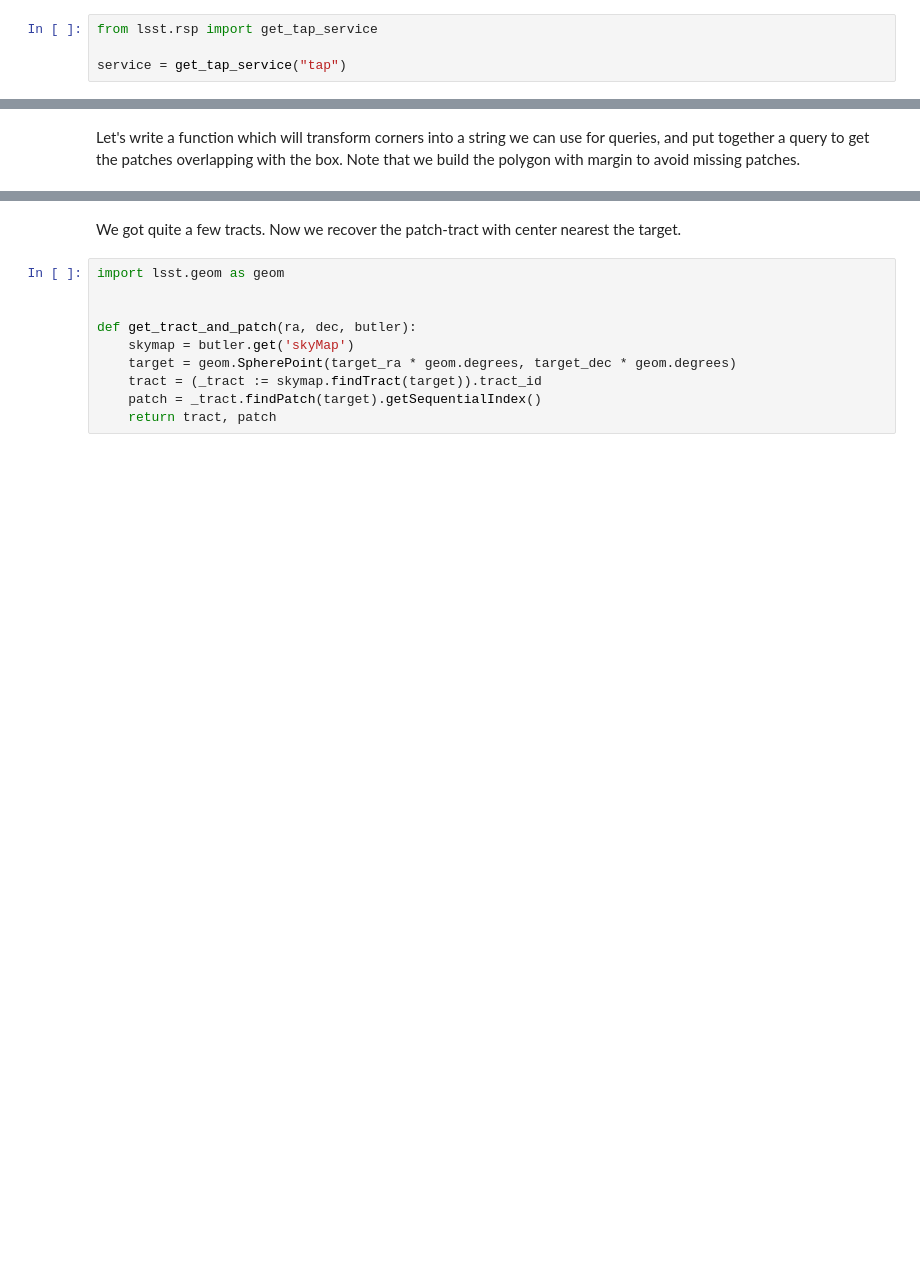
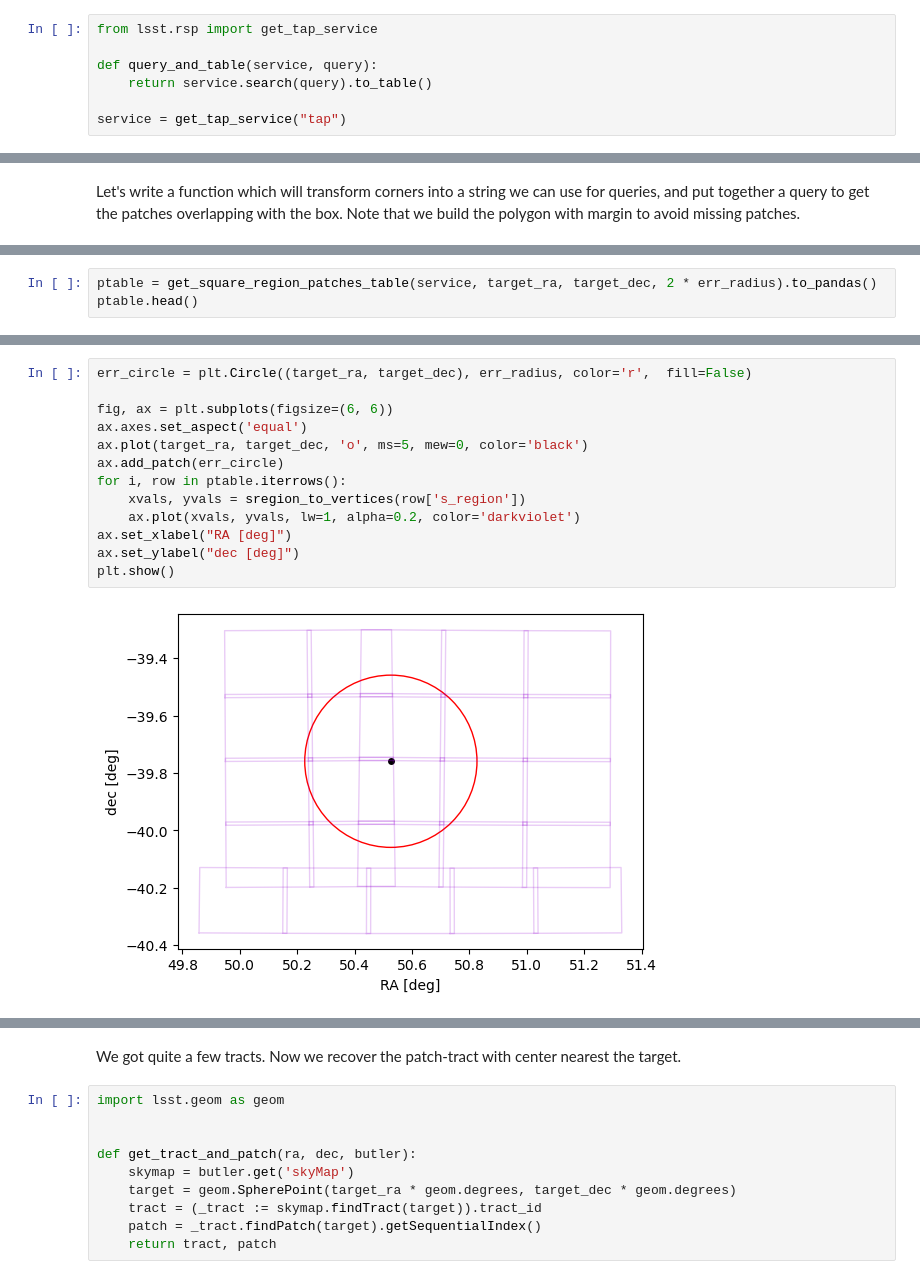
Before and after one commit to peppedilillo/notebooks, a Jupyter notebook: 250422_coadd_cutout.ipynb, the cells around one changed output, grey strips where cells are left out. Cells and saved outputs as stored; diff of their text form; blank space fills up the shorter version.

```diff
--- a/250422_coadd_cutout.ipynb
+++ b/250422_coadd_cutout.ipynb
@@ -5,6 +5,9 @@ This notebooks adapts some of the code of the notebook `DP02_03c` with the goal
 # %%
 from lsst.rsp import get_tap_service
 
+def query_and_table(service, query):
+    return service.search(query).to_table()
+
 service = get_tap_service("tap")
 # %%
 from lsst.daf.butler import Butler
@@ -135,0 +145,3 @@ ptable.head()
+# %%
+ptable = get_square_region_patches_table(service, target_ra, target_dec, 2 * err_radius).to_pandas()
+ptable.head()
@@ -135,0 +155,15 @@ ptable.head()
+# %%
+err_circle = plt.Circle((target_ra, target_dec), err_radius, color='r',  fill=False)
+
+fig, ax = plt.subplots(figsize=(6, 6))
+ax.axes.set_aspect('equal')
+ax.plot(target_ra, target_dec, 'o', ms=5, mew=0, color='black')
+ax.add_patch(err_circle)
+for i, row in ptable.iterrows():
+    xvals, yvals = sregion_to_vertices(row['s_region'])
+    ax.plot(xvals, yvals, lw=1, alpha=0.2, color='darkviolet')
+ax.set_xlabel("RA [deg]")
+ax.set_ylabel("dec [deg]")
+plt.show()
+# %% [output]
+[figure, added]
```
Also changed, not shown: parts of 14 cells of this notebook.
